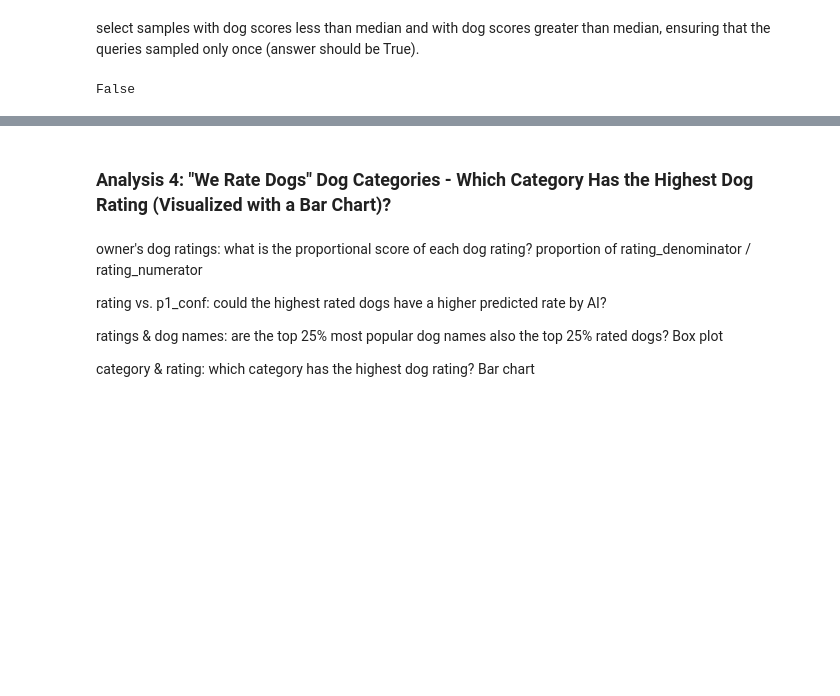
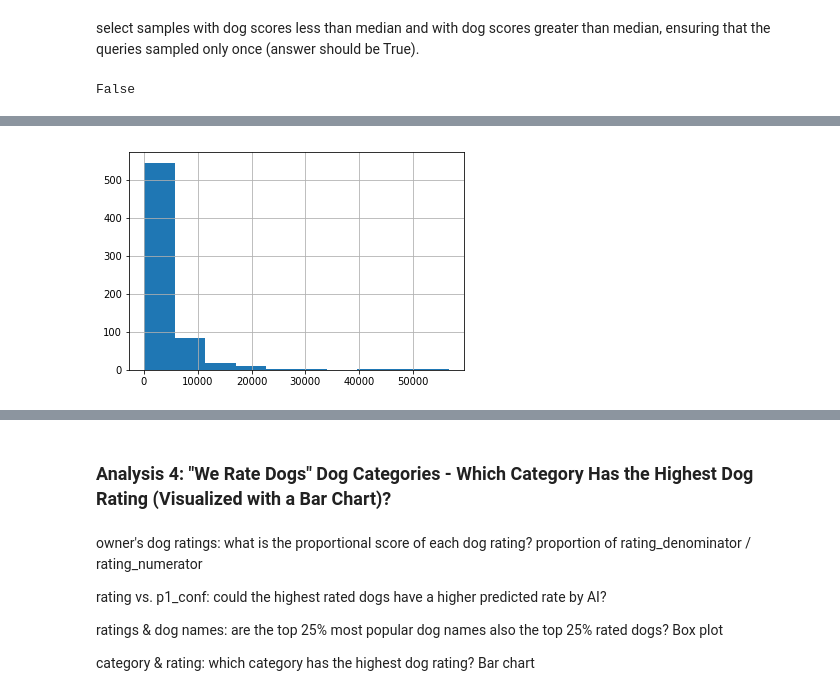
Before and after one commit to stephenbarraza/2_Udacity_Data_Analyst_Nanodegree, a Jupyter notebook: wrangle_act_2.0.ipynb, the cells around one changed output, grey strips where cells are left out. Saved outputs shown, nothing was run; the diff lists cells and outputs as text; code cells hidden in the pictures; blank space fills up the shorter version.

```diff
--- a/wrangle_act_2.0.ipynb
+++ b/wrangle_act_2.0.ipynb
@@ -2413,7 +2421,7 @@ rt_count.proportion.median()
 select samples with dog scores less than median and with dog scores greater than median, ensuring that the queries sampled only once (answer should be True).
 # %%
 low_scores = rt_count.query('proportion < 1.1')
-high_scores = rt_count.query('proportion > 1.1')
+high_scores = rt_count.query('proportion >= 1.1')
 num_samples = rt_count.shape[0]
 num_samples == low_scores['retweets'].count() + high_scores['retweets'].count()
 # %% [output]
@@ -2424,0 +2437,4 @@ low_scores.retweets.mean(), high_scores.retweets.mean()
+# %%
+high_scores['retweets'].hist();
+# %% [output]
+[figure, added]
```
Also changed, not shown: parts of 30 cells of this notebook.
